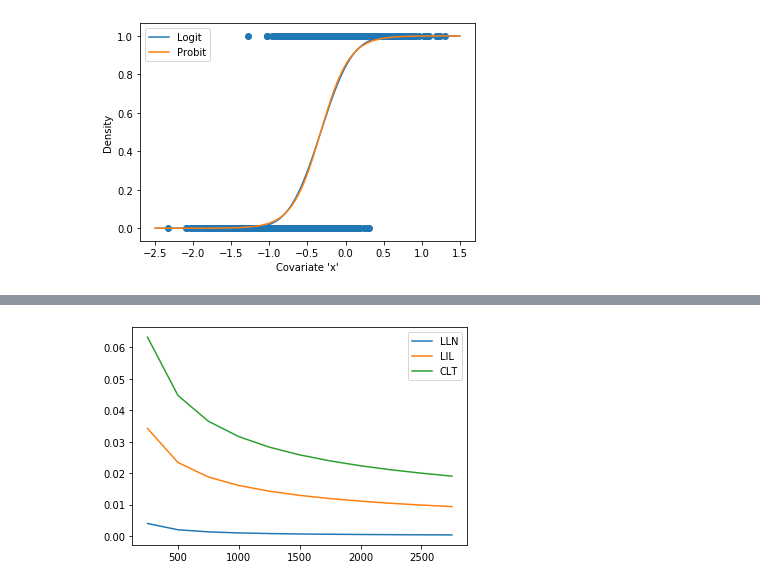
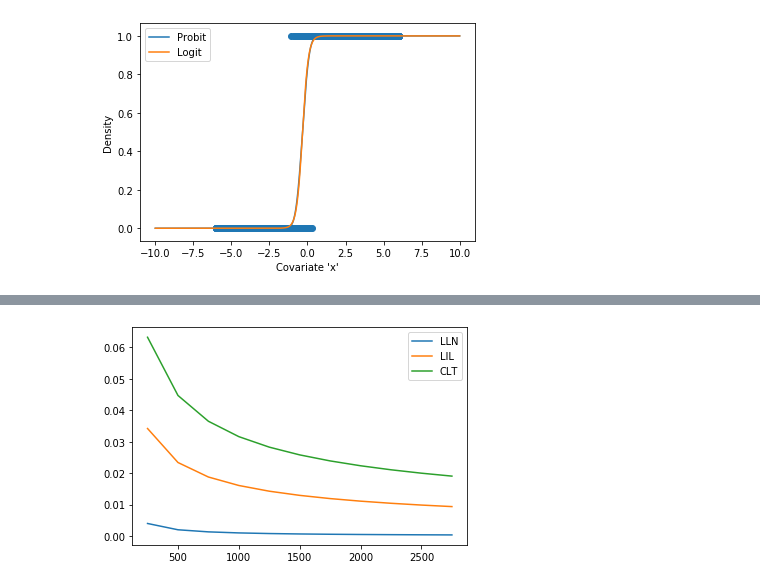
Before and after one commit to ericschulman/testing, a Jupyter notebook: functional_form.ipynb, the cells around one changed output, grey strips where cells are left out. Cells and saved outputs as stored; diff of their text form; code cells hidden in the pictures.

```diff
--- a/functional_form.ipynb
+++ b/functional_form.ipynb
@@ -8,32 +8,32 @@ from scipy.stats import norm
 def gen_data():
     N = 3000
     beta = 3
-    x = np.random.normal(loc=-.5, scale=.5, size=N)
+    x = np.random.uniform(low=-6., high=6., size=N)
     e = np.random.normal(loc=0.0, scale=1.0, size=N)
     y = 1*(1 + beta * x + e >= 0)
     return y,x,N
 # %%
 yn,xn, N = gen_data()
-support = np.arange(-2.5,1.5,1/N)
+support = np.arange(-10,10,1/N)
 model1 = sm.Probit(yn,sm.add_constant(xn))
 model1 = model1.fit(disp=False)
 model1_fit =  norm.cdf(model1.params[0] + model1.params[1]*support)
 
 model2 = sm.Logit(yn,sm.add_constant(xn))
 model2 = model2.fit(disp=False)
 logit = lambda x: np.exp(x)/(1+np.exp(x))
 model2_fit = logit(model2.params[0] + model2.params[1]*support)
 
 plt.scatter(xn,yn)
 plt.plot(support,model1_fit,label="Probit")
 plt.plot(support,model2_fit,label="Logit")
 plt.legend()
 plt.ylabel("Density")
 plt.xlabel("Covariate 'x'")
 plt.savefig('figs/form_fit')
 plt.show()
 # %% [output]
-[figure, old version]
+[figure, new version]
 # %%
 #visualize the guassian process
 def gen_llr():
```
Also changed, not shown: parts of 1 cell of this notebook, 2 other files.
